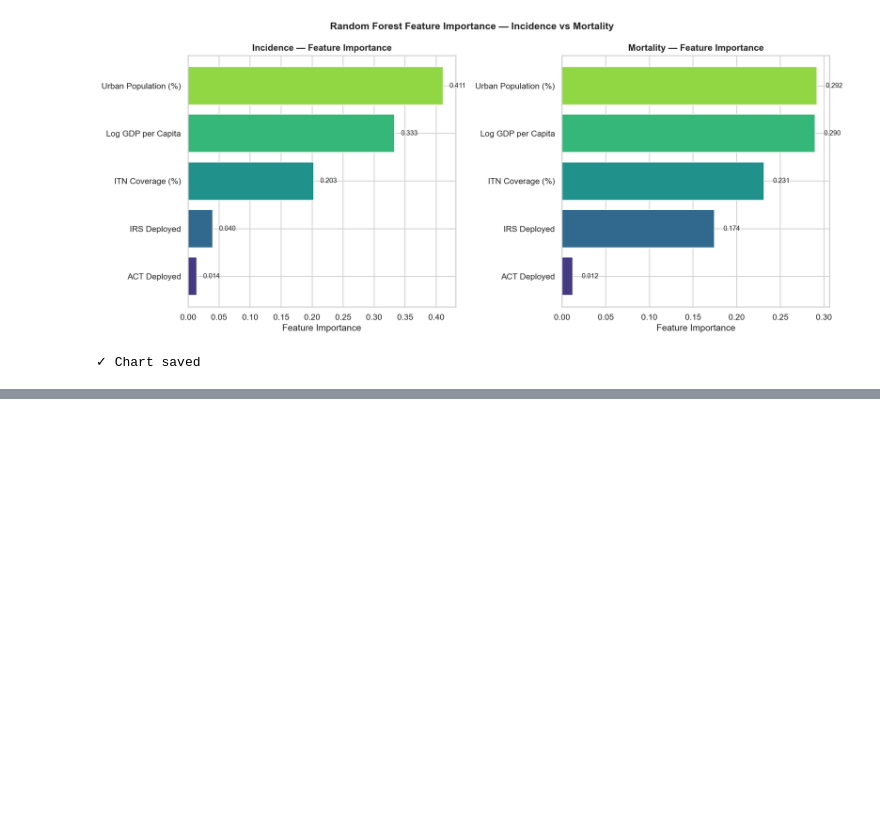
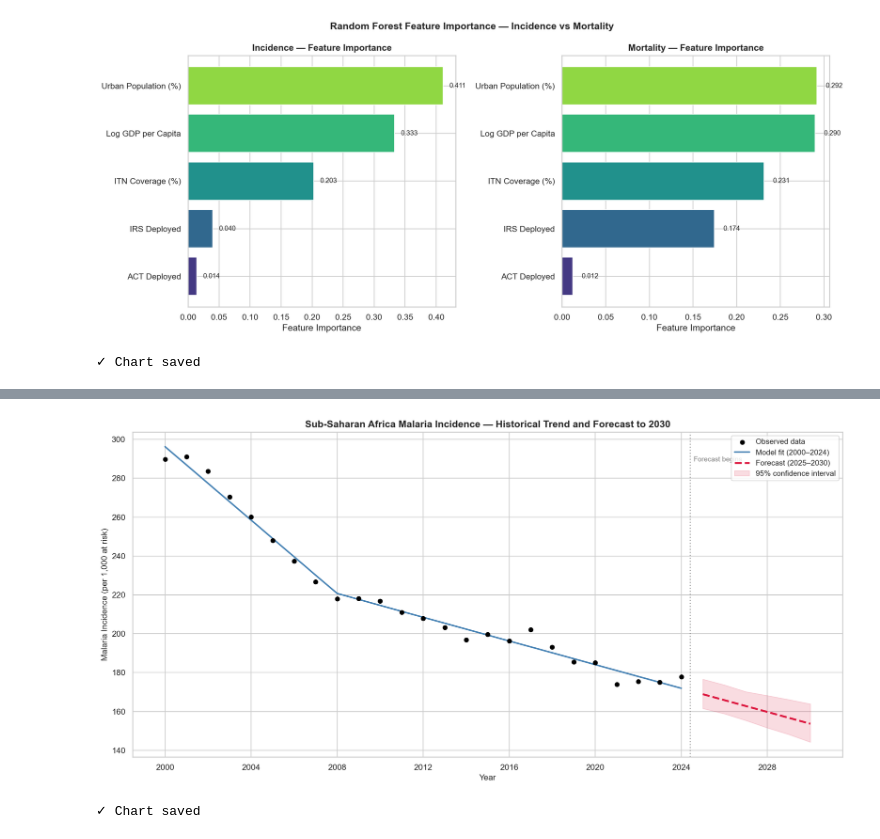
Before and after one commit to Stephen-Udoh/malaria-analysis, a Jupyter notebook: notebooks/04_machine_learning.ipynb, the cells around one changed output, grey strips where cells are left out. Saved outputs shown, nothing was run; the diff lists cells and outputs as text; code cells hidden in the pictures; blank space fills up the shorter version.

Commit message:
Add Prophet forecasting - continental and regional projections to 2030

```diff
--- a/notebooks/04_machine_learning.ipynb
+++ b/notebooks/04_machine_learning.ipynb
@@ -330,0 +442,53 @@ print("✓ Chart saved")
+# %%
+# Visualise forecast — historical data plus projection to 2030
+
+fig, ax = plt.subplots(figsize=(14, 7))
+
+# Historical/fitted period
+historical = forecast_inc[forecast_inc['ds'] <= '2024-01-01']
+future     = forecast_inc[forecast_inc['ds'] > '2024-01-01']
+
+# Actual observed data points
+ax.scatter(prophet_input['ds'], prophet_input['y'],
+           color='black', s=30, zorder=5,
+           label='Observed data')
+
+# Fitted line — historical period
+ax.plot(historical['ds'], historical['yhat'],
+        color='steelblue', linewidth=2,
+        label='Model fit (2000–2024)')
+
+# Forecast line — future period
+ax.plot(future['ds'], future['yhat'],
+        color='crimson', linewidth=2.5, linestyle='--',
+        label='Forecast (2025–2030)')
+
+# Confidence interval — future only
+ax.fill_between(future['ds'],
+                future['yhat_lower'],
+                future['yhat_upper'],
+                color='crimson', alpha=0.15,
+                label='95% confidence interval')
+
+ax.axvline(pd.Timestamp('2024-06-01'),
+           color='gray', linestyle=':', alpha=0.7)
+ax.text(pd.Timestamp('2024-08-01'),
+        ax.get_ylim()[1]*0.95,
+        'Forecast begins', fontsize=9, color='gray')
+
+ax.set_xlabel('Year', fontsize=11)
+ax.set_ylabel('Malaria Incidence (per 1,000 at risk)', fontsize=11)
+ax.set_title('Sub-Saharan Africa Malaria Incidence — '
+             'Historical Trend and Forecast to 2030',
+             fontweight='bold', fontsize=13)
+ax.legend(loc='upper right', fontsize=10)
+
+plt.tight_layout()
+plt.savefig(os.path.join(OUTPUT_PATH,
+            '12_incidence_forecast_2030.png'),
+            bbox_inches='tight', dpi=150)
+plt.show()
+print("✓ Chart saved")
+# %% [output]
+[figure, added]
+✓ Chart saved
```
Also changed, not shown: parts of 11 cells of this notebook, 2 other files.
